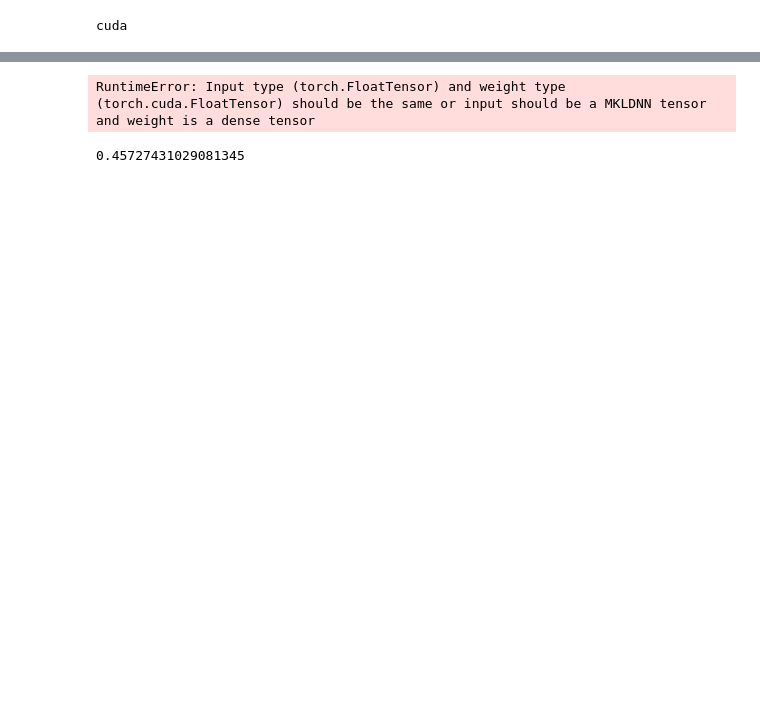
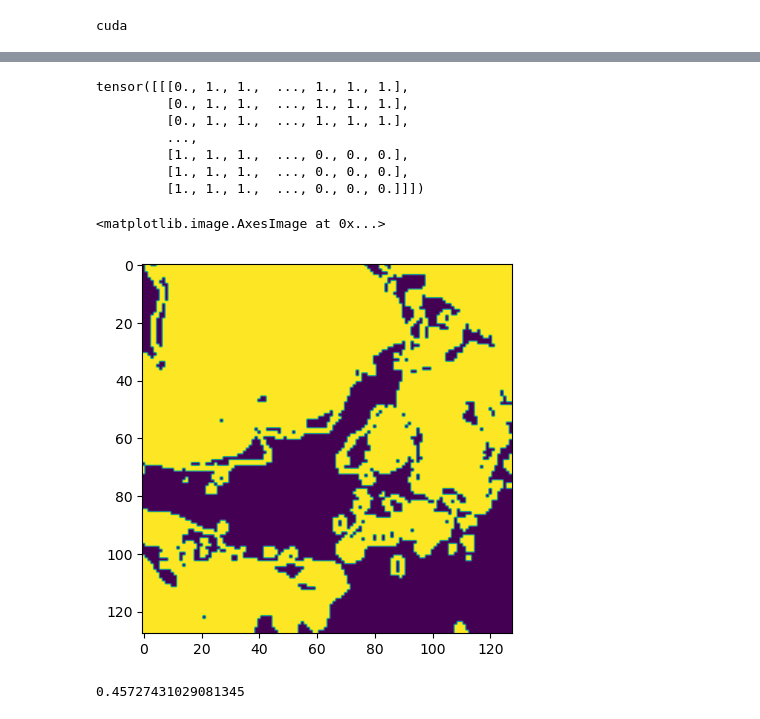
Before and after one commit to christatsao/ocelot, a Jupyter notebook: notebooks/JL_notebook_1.ipynb, the cells around one changed output, grey strips where cells are left out. Cells and saved outputs as stored; diff of their text form; code cells hidden in the pictures; blank space fills up the shorter version.

```diff
--- a/notebooks/JL_notebook_1.ipynb
+++ b/notebooks/JL_notebook_1.ipynb
@@ -194,30 +258,38 @@ NameError: name 'train_score' is not defined
 # %%
 image_transforms = transf.Compose([transf.Resize((128,128)), transf.ToTensor()])
 mask_transforms = transf.Compose([transf.Resize((128,128)), transf.ToTensor(), PixelThreshold(lower_thresh=1, upper_thresh=255)])
 
 #Load our data in our special dataloader
 TissTrainData = OcelotDatasetLoader(paths = DATA_PATHS, dataToLoad = 'Tissue', mask_transforms=mask_transforms, image_transforms=image_transforms)
 
 #Load into Pytorch's built in DataLoader
 TissTrainLoader = DataLoader(TissTrainData, batch_size=batch_size, num_workers=4)
 
-y_true = TissTrainLoader.dataset[8][1]
-y_image = TissTrainLoader.dataset[8][0]
+y_true = TissTrainLoader.dataset[11][1]
+y_image = TissTrainLoader.dataset[11][0]
 model.to(torch.device(device='cpu'))
 y_pred = model(y_image.unsqueeze(0))
 
 print(y_true)
 
 #print(dice_coef(y_pred, y_pred))
 
 y_out = y_true.squeeze().cpu().numpy()
 predicted_mask = Image.fromarray((y_out * 255).astype(np.uint8))
 #predicted_mask
 
 #dice_coef(y_pred, y_true)
 plt.imshow(predicted_mask)
 # %% [output]
-RuntimeError: Input type (torch.FloatTensor) and weight type (torch.cuda.FloatTensor) should be the same or input should be a MKLDNN tensor and weight is a dense tensor
+tensor([[[0., 1., 1.,  ..., 1., 1., 1.],
+         [0., 1., 1.,  ..., 1., 1., 1.],
+         [0., 1., 1.,  ..., 1., 1., 1.],
+         ...,
+         [1., 1., 1.,  ..., 0., 0., 0.],
+         [1., 1., 1.,  ..., 0., 0., 0.],
+         [1., 1., 1.,  ..., 0., 0., 0.]]])
+<matplotlib.image.AxesImage at 0x...>
+[figure, added]
 # %%
 evaluate(model, TissTrainLoader, device=my_device, amp=False)
 # %% [output]
```
Also changed, not shown: parts of 4 cells of this notebook.
